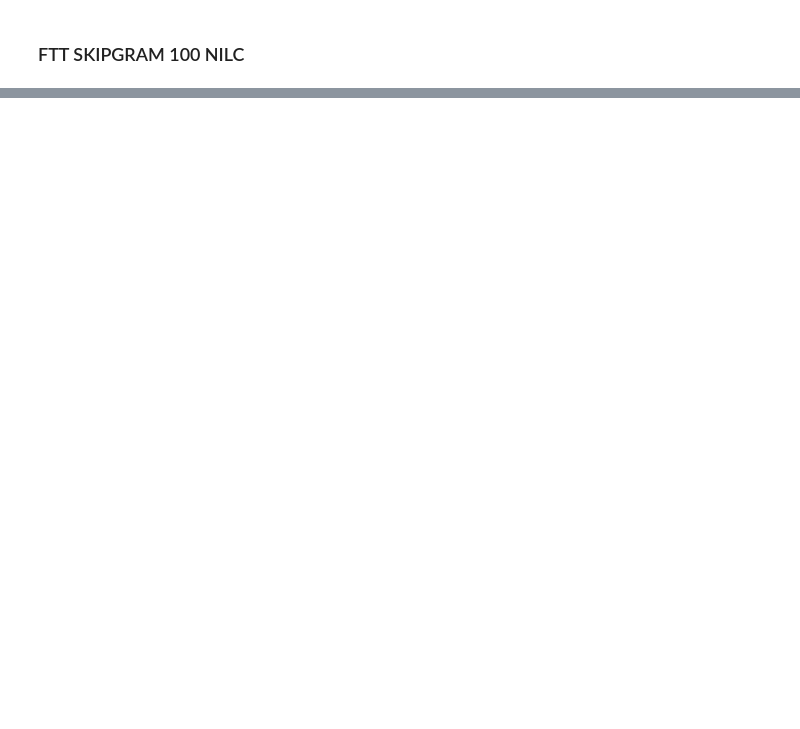
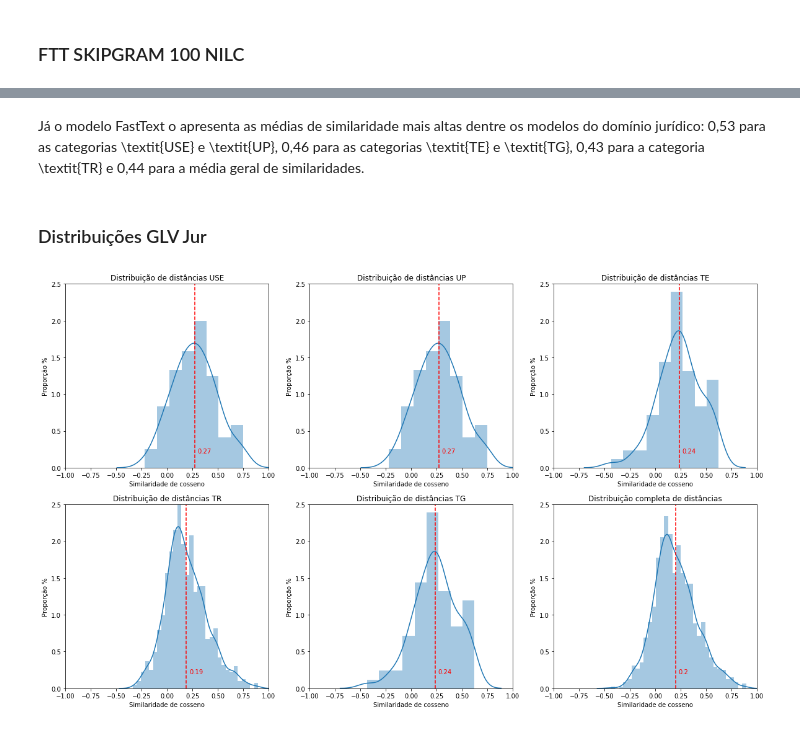
Before and after one commit to oliveiratiano/experimentos_meestrado, a Jupyter notebook: 4. processar_modelo_tstf.ipynb, the cells around one changed output, grey strips where cells are left out. Drawn from its saved outputs; the diff is of its cells as text; code cells hidden in the pictures; blank space fills up the shorter version.

```diff
--- a/4. processar_modelo_tstf.ipynb
+++ b/4. processar_modelo_tstf.ipynb
@@ -194,0 +170,15 @@ tesauro[tesauro.unico == 1]
+# %%
+glove_file = 'modelos/glove_jur.txt'
+tmp_file = get_tmpfile("test_word2vec.txt")
+_ = glove2word2vec(glove_file, tmp_file)
+glv_jur = KeyedVectors.load_word2vec_format(tmp_file)
+tesauro = pd.read_csv("tesauro_stf.csv")
+display(glv_jur)
+display(tesauro.shape)
+
+glv_jur.init_sims()
+restricted_word_set = set([c for c, v in model.wv.vocab.items()])
+quali.restrict_w2v(glv_jur, restricted_word_set)
+
+display(len(glv_jur.wv.vocab))
+dfs_glv_jur = quali.calcular_desempenho(tesauro, glv_jur, 'GloVe Jur')
@@ -194,0 +216,10 @@ tesauro[tesauro.unico == 1]
+# %% [markdown]
+Já o modelo FastText o apresenta as médias de similaridade mais altas dentre os modelos do domínio jurídico: 0,53 para as categorias \textit{USE} e \textit{UP}, 0,46 para as categorias \textit{TE} e \textit{TG}, 0,43 para a categoria \textit{TR} e 0,44 para a média geral de similaridades.
+# %% [markdown]
+### Distribuições GLV Jur
+# %%
+df = dfs_glv_jur
+lista_manipulos = [df[0], df[1],df[2],df[3],df[4]]
+quali.plotar_dists(lista_manipulos)
+# %% [output]
+[figure, added]
```
Also changed, not shown: parts of 41 cells of this notebook, 9 other files.
